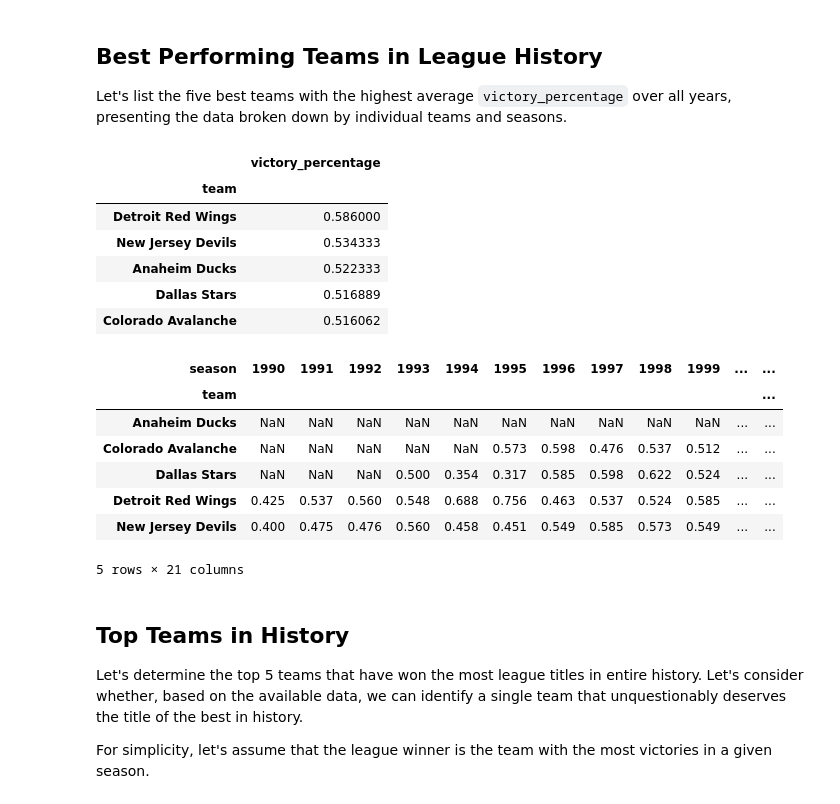
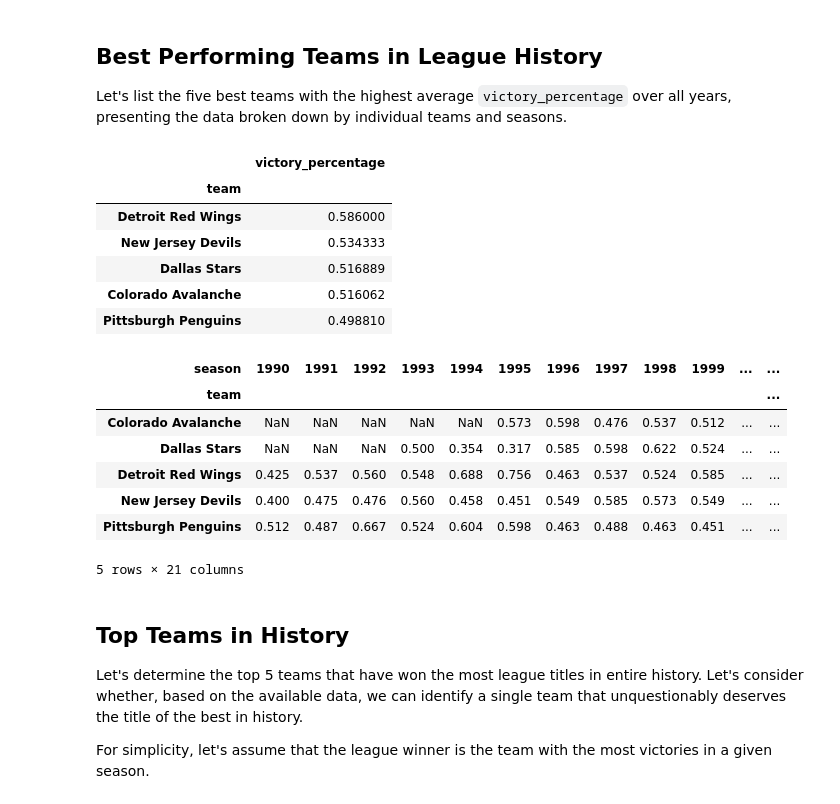
Before and after one commit to Average-User-of-Yours/NHL_stats, a Jupyter notebook: notebooks/03_DataAnalysis.ipynb, the cells around one changed output. Drawn from its saved outputs; the diff is of its cells as text; code cells hidden in the pictures.

```diff
--- a/notebooks/03_DataAnalysis.ipynb
+++ b/notebooks/03_DataAnalysis.ipynb
@@ -241,0 +244,7 @@ print(not_played_all)
+# %%
+df["team"] = df["team"].replace(
+    "Mighty Ducks of Anaheim",
+    "Anaheim Ducks"
+)
+
+teams = df["team"].unique()
@@ -277,30 +298,30 @@ victory_per_sorted.head()
 | team |  |
 | Detroit Red Wings | 0.586000 |
 | New Jersey Devils | 0.534333 |
-| Anaheim Ducks | 0.522333 |
 | Dallas Stars | 0.516889 |
 | Colorado Avalanche | 0.516062 |
+| Pittsburgh Penguins | 0.498810 |
 # %%
 victory_all_seasons = pd.pivot_table(
     df,
     values="victory_percentage",
     index="team",
     columns="season",
     aggfunc="mean"
 )
 
-top5 = victory_all_seasons.loc[(victory_per_sorted["victory_percentage"] > 0.5)]
-
+top5 = victory_all_seasons.loc[(victory_per_sorted["victory_percentage"] >= 0.4988
+)]
 
 top5
 # %% [output]
 | season | 1990 | 1991 | 1992 | 1993 | 1994 | 1995 | 1996 | 1997 | 1998 | 1999 | ... | ... |
 | team |  |  |  |  |  |  |  |  |  |  |  | ... |
-| Anaheim Ducks | NaN | NaN | NaN | NaN | NaN | NaN | NaN | NaN | NaN | NaN | ... | ... |
 | Colorado Avalanche | NaN | NaN | NaN | NaN | NaN | 0.573 | 0.598 | 0.476 | 0.537 | 0.512 | ... | ... |
 | Dallas Stars | NaN | NaN | NaN | 0.500 | 0.354 | 0.317 | 0.585 | 0.598 | 0.622 | 0.524 | ... | ... |
 | Detroit Red Wings | 0.425 | 0.537 | 0.560 | 0.548 | 0.688 | 0.756 | 0.463 | 0.537 | 0.524 | 0.585 | ... | ... |
 | New Jersey Devils | 0.400 | 0.475 | 0.476 | 0.560 | 0.458 | 0.451 | 0.549 | 0.585 | 0.573 | 0.549 | ... | ... |
+| Pittsburgh Penguins | 0.512 | 0.487 | 0.667 | 0.524 | 0.604 | 0.598 | 0.463 | 0.488 | 0.463 | 0.451 | ... | ... |
 5 rows × 21 columns
 # %% [markdown]
 ## Top Teams in History
```
Also changed, not shown: parts of 6 cells of this notebook.
